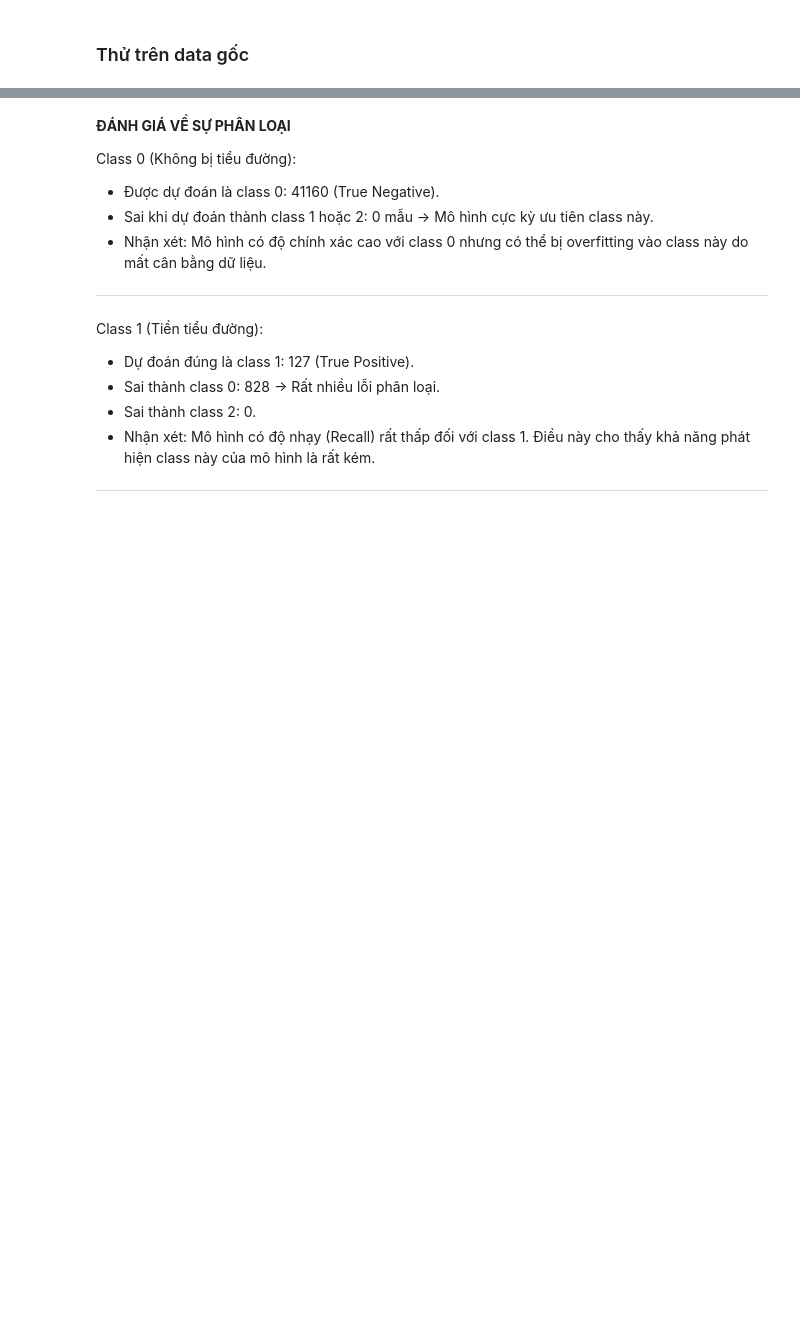
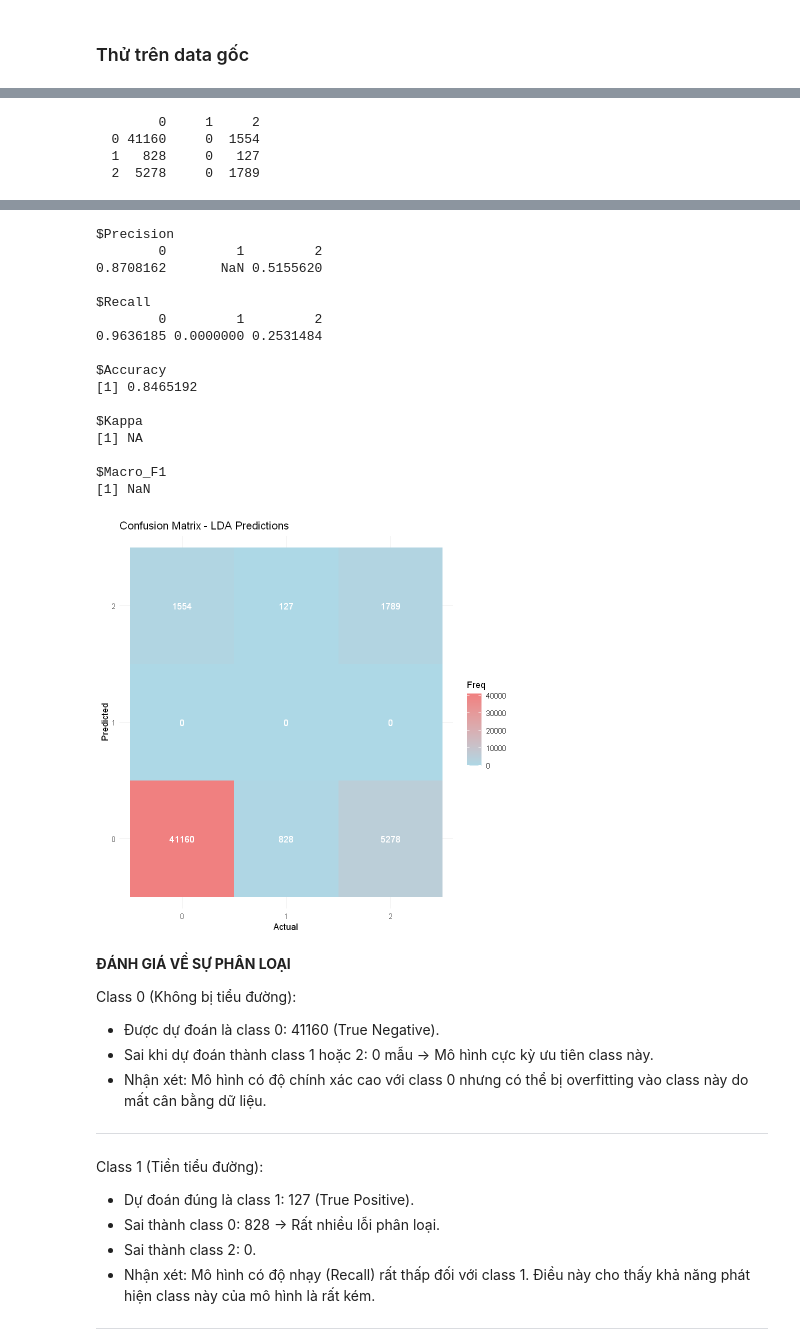
Before and after one commit to tandao0909/statistical-data-processing-project, a Jupyter notebook: model/lda.ipynb, the cells around one changed output, grey strips where cells are left out. Drawn from its saved outputs; the diff is of its cells as text; code cells hidden in the pictures; blank space fills up the shorter version.

Commit message:
Model: LDA and QDA complete base code, add comment later

```diff
--- a/model/lda.ipynb
+++ b/model/lda.ipynb
@@ -209 +177,18 @@ kappa     -0.05882353 -0.05882353 -0.05882353 -0.05882353 -0.05882353
+# %%
+eval_multi_class <- function(x) {
+    cc <- sum(diag(x))
+    sc <- sum(x)
+    pp <- colSums(x)
+    tt <- rowSums(x)
+    ##
+    prec <- diag(x)/colSums(x)
+    recall <- diag(x)/rowSums(x)
+    macro_prec <- mean(prec)
+    macro_recall <- mean(recall)
+    macro_f1 <- 2 * macro_prec * macro_recall/(1/macro_prec + 1/macro_recall)
+    acc <- cc/sc
+    kap <- (cc * sc - sum(pp * tt))/(sc^2 - sum(pp * tt))
+    return(list(Precision = prec, Recall = recall, Accuracy = acc, Kappa = kap,
+        Macro_F1 = macro_f1))
+}
 # %%
@@ -313,0 +269,2 @@ plot_confusion_matrix(lda_predictions, test_data$diabetes_012, "Confusion Matrix
+# %%
+results = evaluate_models(train_data, test_data)
@@ -313,0 +306,24 @@ plot_confusion_matrix(lda_predictions, test_data$diabetes_012, "Confusion Matrix
+# %%
+plot_confusion_matrix <- function(conf_matrix, model_name) {
+    conf_matrix_df <- as.data.frame(conf_matrix)
+    colnames(conf_matrix_df) <- c("Actual", "Predicted", "Freq")
+
+    ggplot(conf_matrix_df, aes(x = Actual, y = Predicted, fill = Freq)) +
+        geom_tile() +
+        geom_text(aes(label = Freq), color = "white") +
+        scale_fill_gradient(low = "lightblue", high = "lightcoral") +
+        labs(title = paste("Confusion Matrix -", model_name, "Predictions"), x = "Actual", y = "Predicted") +
+        theme_minimal()
+}
+# %%
+conf_matrix <- table(test_data$diabetes_012, results$lda_predictions)
+conf_matrix
+
+eval_multi_class(conf_matrix)
+
+plot_confusion_matrix(conf_matrix, "LDA")
+# %% [output]
+        0     1     2
+  0 41160     0  1554
+  1   828     0   127
+  2  5278     0  1789
@@ -314,3 +332,20 @@ plot_confusion_matrix(lda_predictions, test_data$diabetes_012, "Confusion Matrix
+$Precision
+        0         1         2
+0.8708162       NaN 0.5155620
+
+$Recall
+        0         1         2
+0.9636185 0.0000000 0.2531484
+
+$Accuracy
+[1] 0.8465192
+
+$Kappa
+[1] NA
+
+$Macro_F1
+[1] NaN
+[figure, added]
 # %% [markdown]
 **ĐÁNH GIÁ VỀ SỰ PHÂN LOẠI**
 
```
Also changed, not shown: parts of 43 cells of this notebook.
